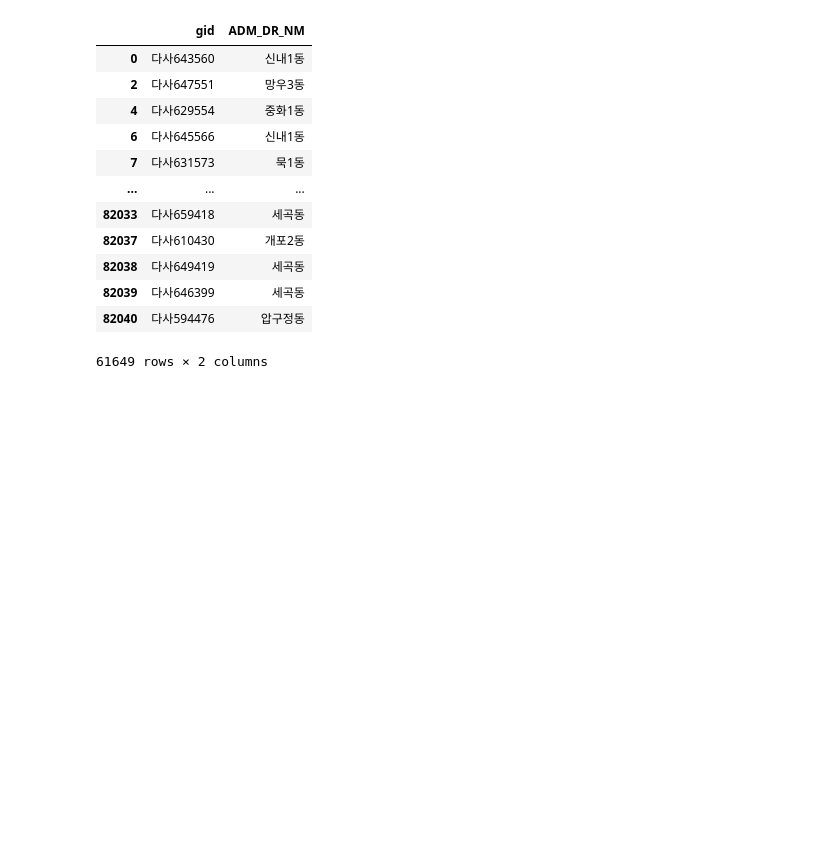
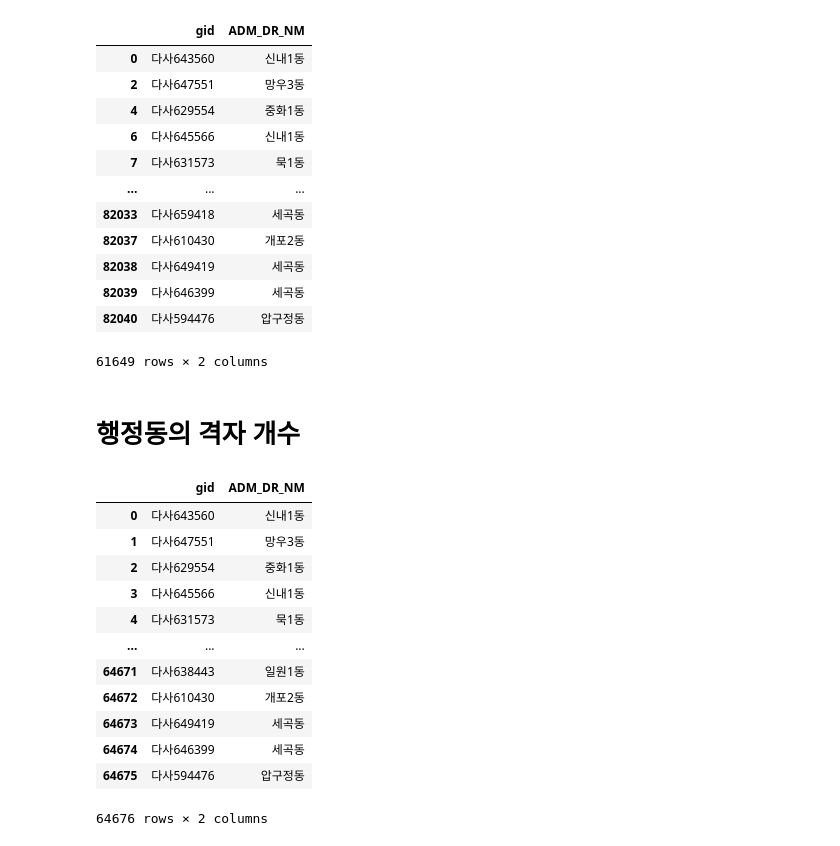
Before and after one commit to suhyun-jeong/Data_Project, a Jupyter notebook: 2.공간정보.ipynb, the cells around one changed output. Cells and saved outputs as stored; diff of their text form; code cells hidden in the pictures; blank space fills up the shorter version.

```diff
--- a/2.공간정보.ipynb
+++ b/2.공간정보.ipynb
@@ -757,3 +757,22 @@ seoul_dong
 61649 rows × 2 columns
 # %%
 seoul_dong[["gid","ADM_DR_NM"]].to_csv("data/QGIS_전처리/행정동_중복제거.csv")
+# %% [markdown]
+# 행정동의 격자 개수
+# %%
+seoul_dong = pd.read_csv("data/QGIS_전처리/격자_행정동.csv")
+seoul_dong
+# %% [output]
+|  | gid | ADM_DR_NM |
+| 0 | 다사643560 | 신내1동 |
+| 1 | 다사647551 | 망우3동 |
+| 2 | 다사629554 | 중화1동 |
+| 3 | 다사645566 | 신내1동 |
+| 4 | 다사631573 | 묵1동 |
+| ... | ... | ... |
+| 64671 | 다사638443 | 일원1동 |
+| 64672 | 다사610430 | 개포2동 |
+| 64673 | 다사649419 | 세곡동 |
+| 64674 | 다사646399 | 세곡동 |
+| 64675 | 다사594476 | 압구정동 |
+64676 rows × 2 columns
```
Also changed, not shown: parts of 3 cells of this notebook, 19 other files.
